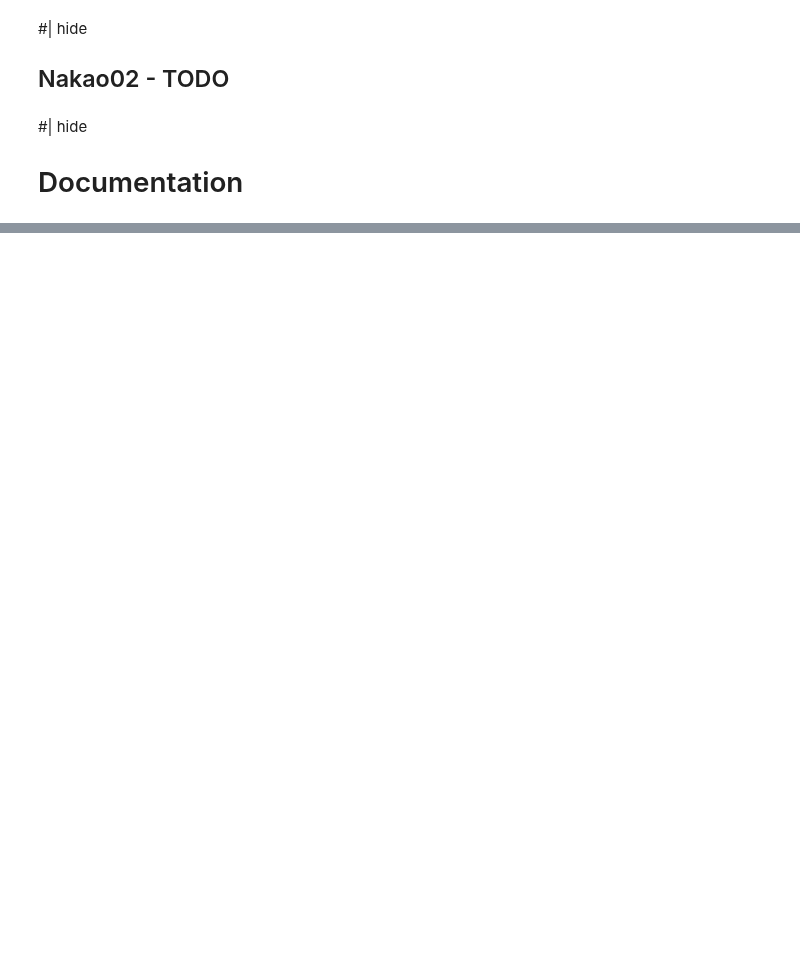
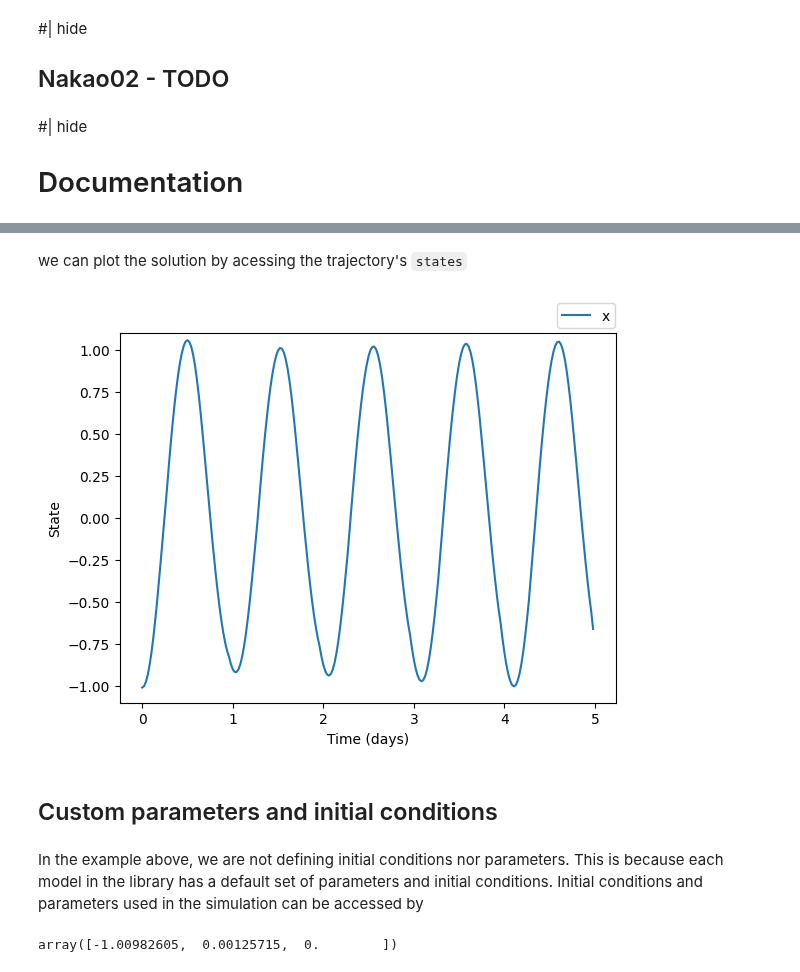
Before and after one commit to Arcascope/circadian, a Jupyter notebook: nbs/00_models.ipynb, the cells around one changed output, grey strips where cells are left out. Cells and saved outputs as stored; diff of their text form; code cells hidden in the pictures; blank space fills up the shorter version.

Commit message:
Minor changes and documentation for models module

```diff
--- a/nbs/00_models.ipynb
+++ b/nbs/00_models.ipynb
@@ -538,6 +546,8 @@ def integrate(self,
     else:
         _initial_condition_input_checking(initial_condition, self._num_states)
 
+    self.initial_condition = initial_condition
+
     n = len(time)
     sol = np.zeros((n, *initial_condition.shape))
     sol[0,...] = initial_condition
@@ -774,15 +784,15 @@ class Forger99(CircadianModel):
     def __init__(self, params=None):
         default_params = {
             'taux': 24.2, 'mu': 0.23, 'G': 33.75,
-            'alpha_0': 0.05, 'delta': 0.0075, 'p': 0.50,
-            'I0': 9500.0, 'kparam': 0.55, 'cbt_to_dlmo': 7.0,
+            'alpha_0': 0.05, 'beta': 0.0075, 'p': 0.50,
+            'I0': 9500.0, 'k': 0.55, 'cbt_to_dlmo': 7.0,
             }
         num_states = 3 # x, xc, n
         num_inputs = 1 # light
         default_initial_condition = np.array([-1.00982605,  0.00125715,  0.0])
         super(Forger99, self).__init__(default_params, num_states, num_inputs, default_initial_condition)
         if params is not None:
-            self.set_parameters(params)
+            self.parameters = params
 
     def integrate(self,
                   time: np.ndarray, # time points for integration. Time difference between each consecutive pair of values determines step size of the solver
@@ -1882,0 +1906,30 @@ def benchmark(func):
+# %%
+#| echo: false
+simulation_days = 5
+dt = 0.5 # hours
+time = np.arange(0, 24 * simulation_days, dt)
+
+light_schedule = LightSchedule.Regular()
+light_input = light_schedule(time)
+
+model = Forger99()
+trajectory = model(time, input=light_input)
+# %% [markdown]
+we can plot the solution by acessing the trajectory's `states`
+# %%
+plt.plot(time/24.0, trajectory.states[:,0], label='x')
+plt.xlabel('Time (days)')
+plt.ylabel('State')
+plt.legend(loc='upper center', bbox_to_anchor=(0.94, 1.1), ncol=2) #| hide_line
+plt.ylim([-1.1, 1.1]) #| hide_line
+plt.show()
+# %% [output]
+[figure, added]
+# %% [markdown]
+## Custom parameters and initial conditions
+# %% [markdown]
+In the example above, we are not defining initial conditions nor parameters. This is because each model in the library has a default set of parameters and initial conditions. Initial conditions and parameters used in the simulation can be accessed by
+# %%
+model.initial_condition
+# %% [output]
+array([-1.00982605,  0.00125715,  0.        ])
```
Also changed, not shown: parts of 132 cells of this notebook, 5 other files.
